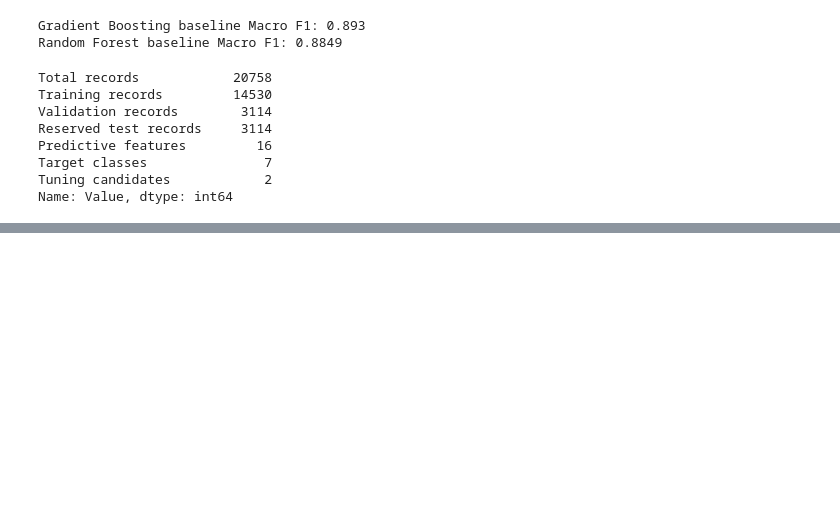
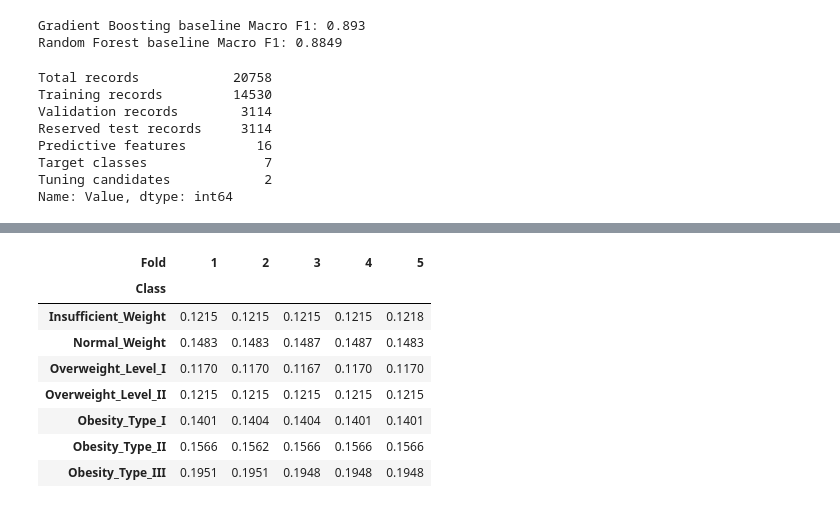
Before and after one commit to SMCodeX7/Obesity-Risk-Intelligence-System, a Jupyter notebook: notebooks/05_model_tuning.ipynb, the cells around one changed output, grey strips where cells are left out. Saved outputs shown, nothing was run; the diff lists cells and outputs as text; code cells hidden in the pictures; blank space fills up the shorter version.

Commit message:
Configure cross validation for model tuning

```diff
--- a/notebooks/05_model_tuning.ipynb
+++ b/notebooks/05_model_tuning.ipynb
@@ -545,3 +549,13 @@ assert set(
     "Gradient Boosting",
     "Random Forest",
 }
+# %%
+N_CV_SPLITS = 5
+
+cross_validation = StratifiedKFold(
+    n_splits=N_CV_SPLITS,
+    shuffle=True,
+    random_state=RANDOM_STATE,
+)
+
+cross_validation
@@ -547,0 +615,59 @@ assert set(
+# %%
+cv_class_distribution_records = []
+
+for fold_number, (
+    _,
+    fold_validation_indices,
+) in enumerate(
+    cross_validation.split(
+        X_train,
+        y_train,
+    ),
+    start=1,
+):
+    fold_targets = y_train.iloc[
+        fold_validation_indices
+    ]
+
+    fold_distribution = (
+        fold_targets
+        .value_counts(normalize=True)
+        .reindex(CLASS_ORDER)
+    )
+
+    for class_name, proportion in (
+        fold_distribution.items()
+    ):
+        cv_class_distribution_records.append(
+            {
+                "Fold": fold_number,
+                "Class": class_name,
+                "Proportion": proportion,
+            }
+        )
+
+cv_class_distribution_df = pd.DataFrame(
+    cv_class_distribution_records
+)
+
+cv_distribution_pivot = (
+    cv_class_distribution_df
+    .pivot(
+        index="Class",
+        columns="Fold",
+        values="Proportion",
+    )
+    .reindex(CLASS_ORDER)
+)
+
+cv_distribution_pivot.round(4)
+# %% [output]
+| Fold | 1 | 2 | 3 | 4 | 5 |
+| Class |  |  |  |  |  |
+| Insufficient_Weight | 0.1215 | 0.1215 | 0.1215 | 0.1215 | 0.1218 |
+| Normal_Weight | 0.1483 | 0.1483 | 0.1487 | 0.1487 | 0.1483 |
+| Overweight_Level_I | 0.1170 | 0.1170 | 0.1167 | 0.1170 | 0.1170 |
+| Overweight_Level_II | 0.1215 | 0.1215 | 0.1215 | 0.1215 | 0.1215 |
+| Obesity_Type_I | 0.1401 | 0.1404 | 0.1404 | 0.1401 | 0.1401 |
+| Obesity_Type_II | 0.1566 | 0.1562 | 0.1566 | 0.1566 | 0.1566 |
+| Obesity_Type_III | 0.1951 | 0.1951 | 0.1948 | 0.1948 | 0.1948 |
```
Also changed, not shown: parts of 10 cells of this notebook.
